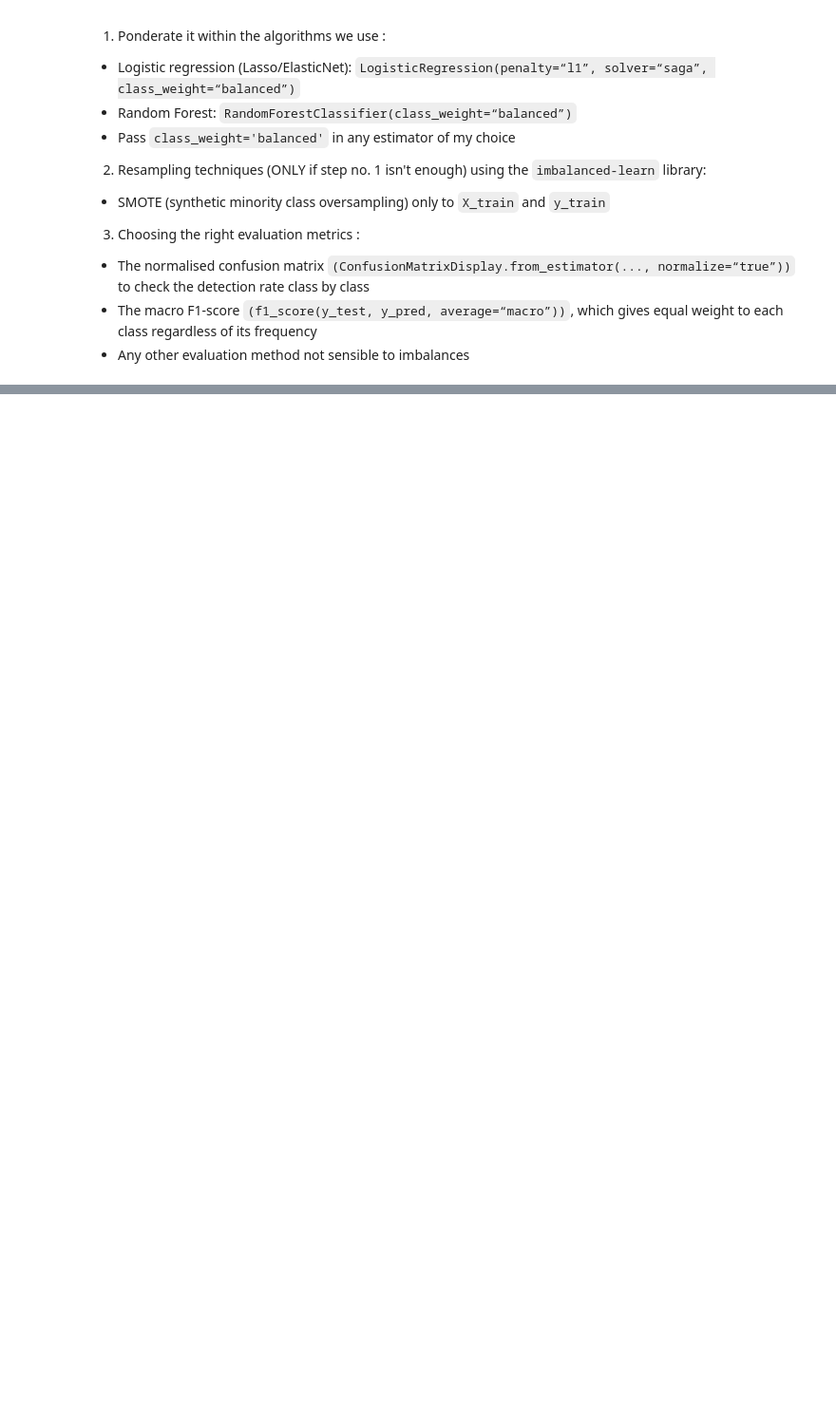
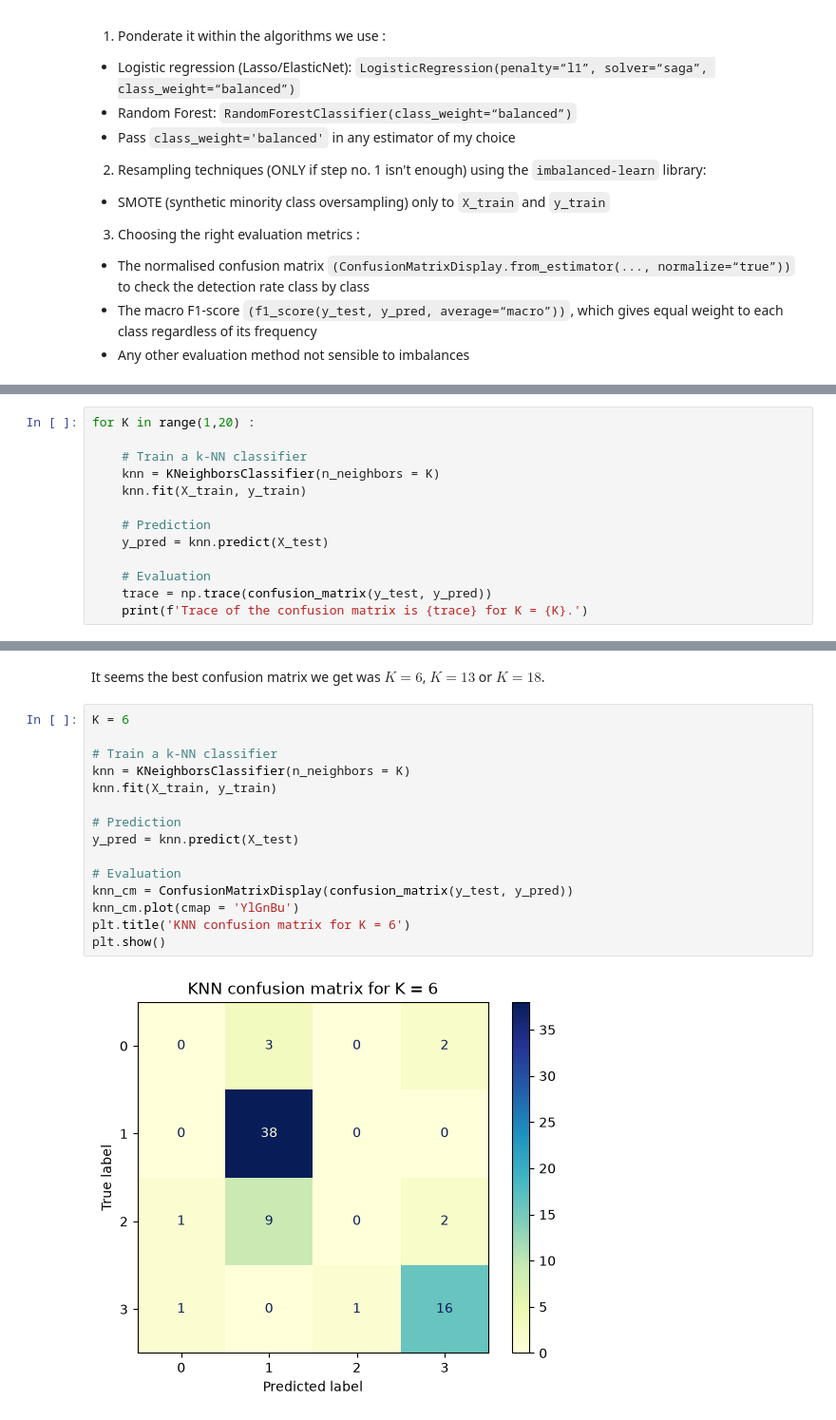
Before and after one commit to asdrz/thyroid-cancer-classification, a Jupyter notebook: main.ipynb, the cells around one changed output, grey strips where cells are left out. Shown at 95% size. Drawn from its saved outputs; the diff is of its cells as text; blank space fills up the shorter version.

```diff
--- a/main.ipynb
+++ b/main.ipynb
@@ -265,0 +300,13 @@ As there's so many classes imbalances, we may need to consider the following sol
+# %%
+for K in range(1,20) :
+
+    # Train a k-NN classifier
+    knn = KNeighborsClassifier(n_neighbors = K)
+    knn.fit(X_train, y_train)
+
+    # Prediction
+    y_pred = knn.predict(X_test)
+
+    # Evaluation
+    trace = np.trace(confusion_matrix(y_test, y_pred))
+    print(f'Trace of the confusion matrix is {trace} for K = {K}.')
@@ -265,0 +333,19 @@ As there's so many classes imbalances, we may need to consider the following sol
+# %% [markdown]
+It seems the best confusion matrix we get was $K = 6$, $K = 13$ or $K = 18$.
+# %%
+K = 6
+
+# Train a k-NN classifier
+knn = KNeighborsClassifier(n_neighbors = K)
+knn.fit(X_train, y_train)
+
+# Prediction
+y_pred = knn.predict(X_test)
+
+# Evaluation
+knn_cm = ConfusionMatrixDisplay(confusion_matrix(y_test, y_pred))
+knn_cm.plot(cmap = 'YlGnBu')
+plt.title('KNN confusion matrix for K = 6')
+plt.show()
+# %% [output]
+[figure, added]
```
Also changed, not shown: parts of 41 cells of this notebook, 2 other files.
